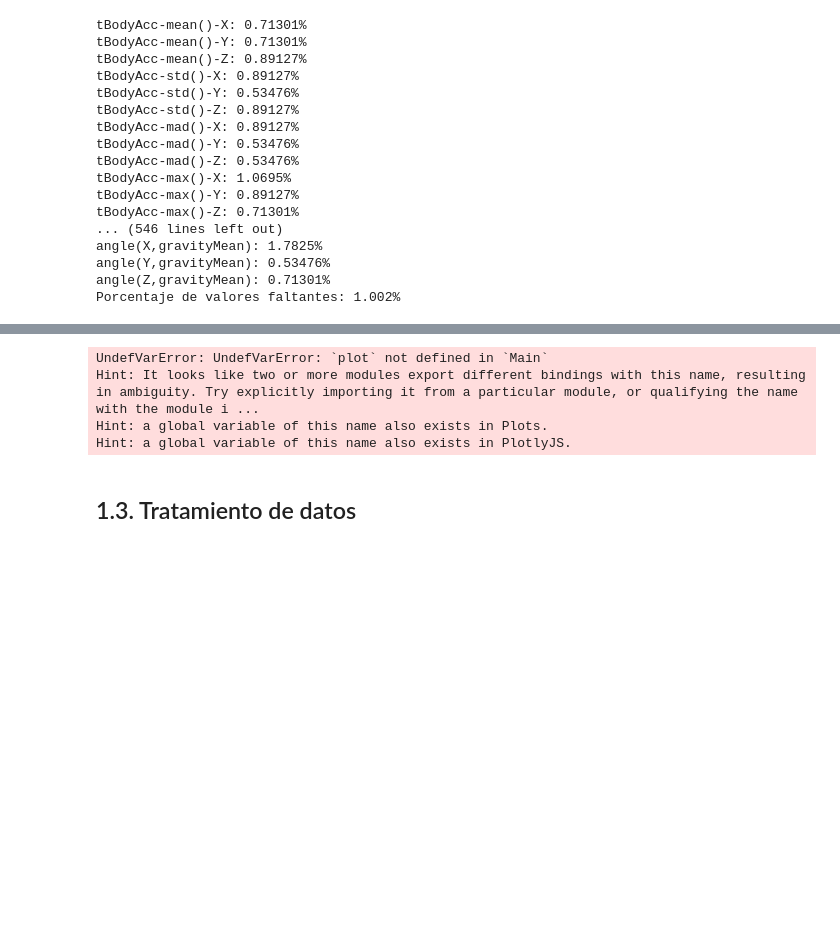
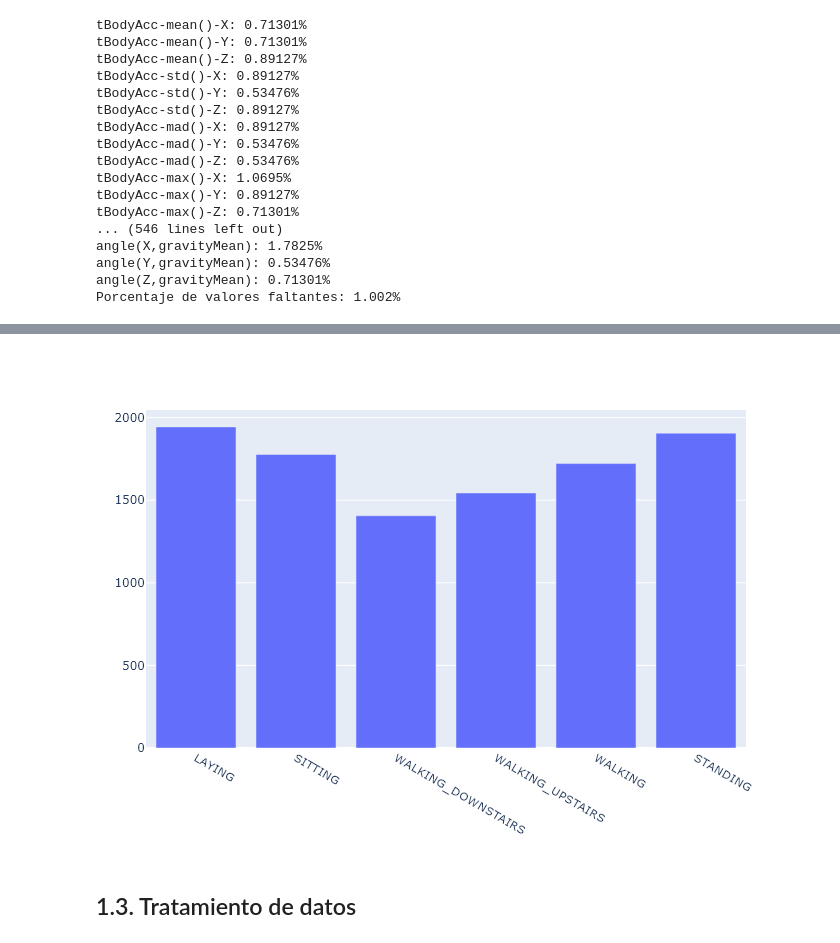
Before and after one commit to rodrigogarciar1/MAAAI, a Jupyter notebook: PracticaFinal/P2_Notebook.ipynb, the cells around one changed output, grey strips where cells are left out. Drawn from its saved outputs; the diff is of its cells as text; code cells hidden in the pictures; blank space fills up the shorter version.

```diff
--- a/PracticaFinal/P2_Notebook.ipynb
+++ b/PracticaFinal/P2_Notebook.ipynb
@@ -201,13 +208,10 @@ Hint: a global variable of this name also exists in PlotlyJS.
 # %%
 unique_targets = unique(targets)
 indicesPerTarget =
     [findall(==(s), targets) for s in unique_targets]
-plot(bar(x = unique(targets), y = length.(indicesPerTarget)))
+PlotlyJS.plot(PlotlyJS.bar(x = unique(targets), y = length.(indicesPerTarget)))
 # %% [output]
-UndefVarError: UndefVarError: `plot` not defined in `Main`
-Hint: It looks like two or more modules export different bindings with this name, resulting in ambiguity. Try explicitly importing it from a particular module, or qualifying the name with the module i ...
-Hint: a global variable of this name also exists in Plots.
-Hint: a global variable of this name also exists in PlotlyJS.
+[figure, added]
 # %% [markdown]
 ## 1.3. Tratamiento de datos
 # %%
```
Also changed, not shown: parts of 10 cells of this notebook, 1 other file.
